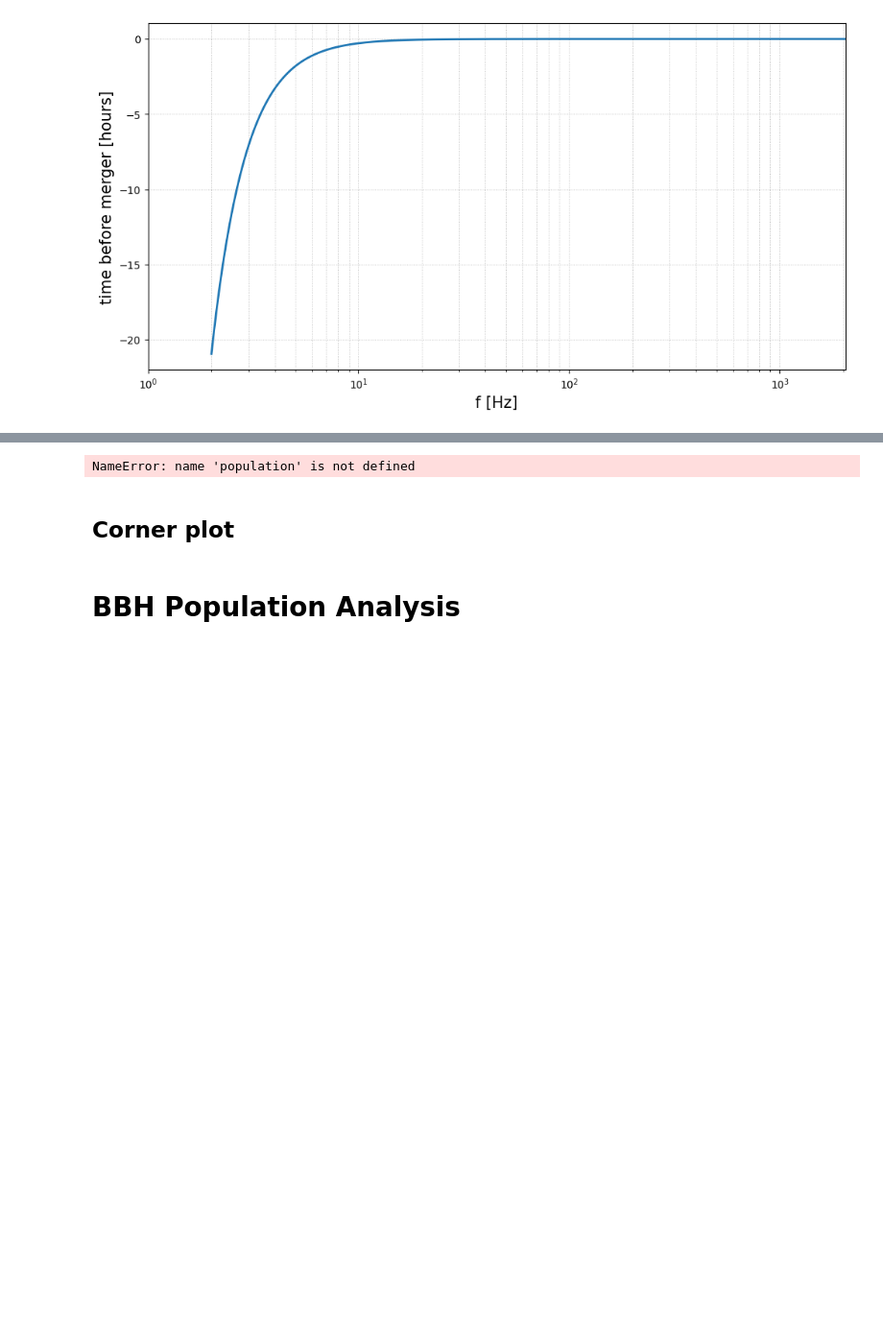
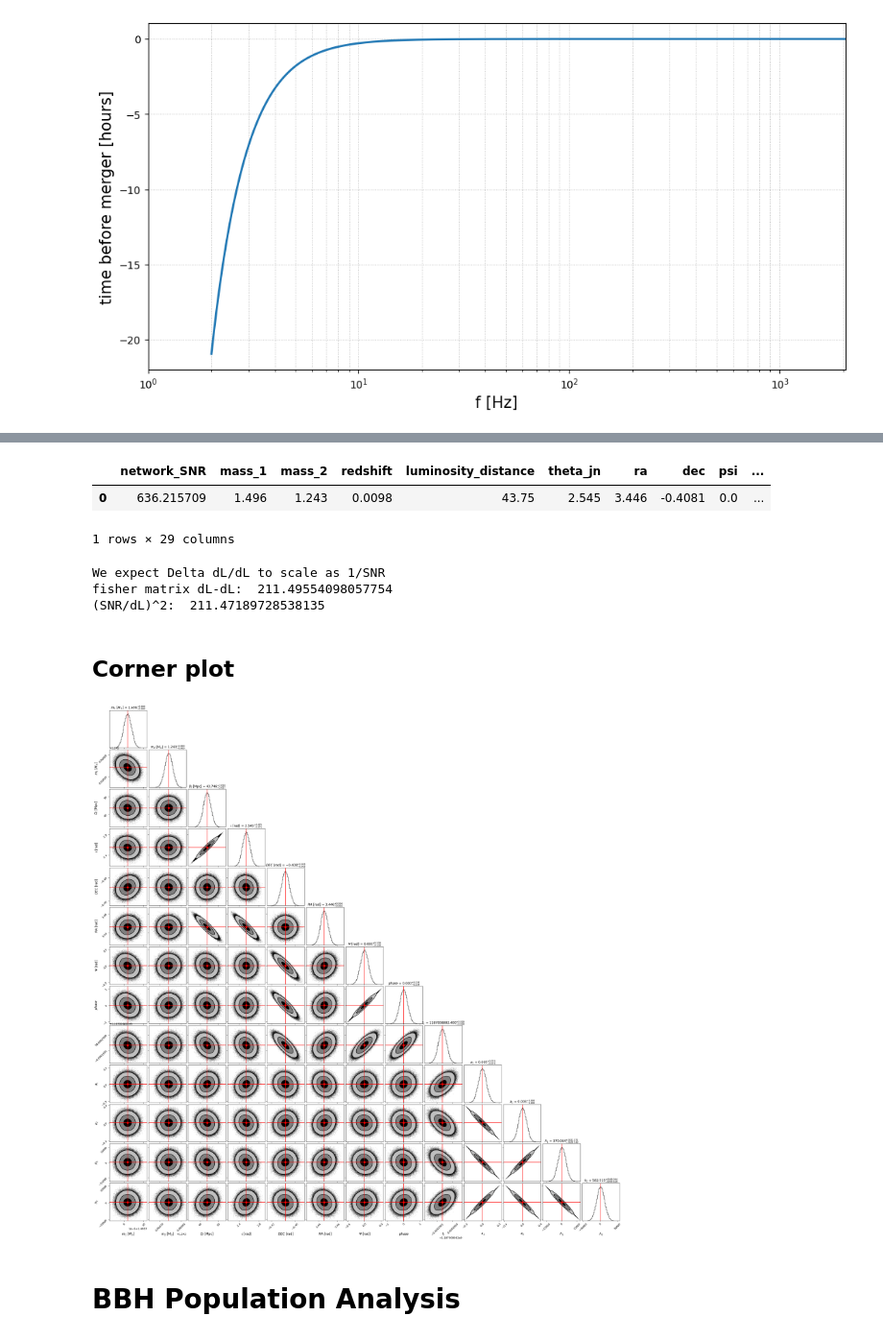
Before and after one commit to u-dupletsa/ET-ad-Assisi-2024-Scienza-e-Tecnologia, a Jupyter notebook: gwfish_tutorial.ipynb, the cells around one changed output, grey strips where cells are left out. Shown at 96% size. Cells and saved outputs as stored; diff of their text form; code cells hidden in the pictures; blank space fills up the shorter version.

```diff
--- a/gwfish_tutorial.ipynb
+++ b/gwfish_tutorial.ipynb
@@ -261,14 +276,15 @@ plt.show()
+# %%
+errors
+# %% [output]
+|  | network_SNR | mass_1 | mass_2 | redshift | luminosity_distance | theta_jn | ra | dec | psi | ... |
+| 0 | 636.215709 | 1.496 | 1.243 | 0.0098 | 43.75 | 2.545 | 3.446 | -0.4081 | 0.0 | ... |
+1 rows × 29 columns
 # %%
-errors = pd.read_csv('Errors_ET_%s_SNR%s.txt'%(population, threshold_SNR[1]), delimiter = ' ')
-
-fishers = np.load('Fishers_ET_%s_SNR%s.npy' %(population, threshold_SNR[1]))
-fisher_matrix = fishers[0, :, :]
+my_fisher = fisher_matrix[0, :, :]
 print('We expect Delta dL/dL to scale as 1/SNR')
-print('fisher matrix dL-dL: ', fisher_matrix[2, 2])
+print('fisher matrix dL-dL: ', my_fisher[2, 2])
 print('(SNR/dL)^2: ', (errors['network_SNR'].iloc[0] / errors['luminosity_distance'].iloc[0])**2)
-print(errors.iloc[0])
-
-inv_fishers = np.load('Inv_Fishers_ET_%s_SNR%s.npy' %(population, threshold_SNR[1]))
-cov_matrix = inv_fishers[0, :, :]
 # %% [output]
-NameError: name 'population' is not defined
+We expect Delta dL/dL to scale as 1/SNR
+fisher matrix dL-dL:  211.49554098057754
+(SNR/dL)^2:  211.47189728538135
@@ -281,33 +294,37 @@ print('Sky localization (in deg2) =', sky_loc_conv * errors['err_sky_location'].
 CORNER_KWARGS = dict(
     bins = 50, # number of bins for histograms
     smooth = 0.99, # smooths out contours.
     plot_datapoints = True, # choose if you want datapoints
     label_kwargs = dict(fontsize = 12), # font size for labels
     show_titles = True, #choose if you want titles on top of densities.
     title_kwargs = dict(fontsize = 12), # font size for title
     plot_density = False,
     title_quantiles = [0.16, 0.5, 0.84],  # add quantiles to plot densities for 1d hist
     levels = (1 - np.exp(-0.5), 1 - np.exp(-2), 1 - np.exp(-9 / 2.)), # 1, 2 and 3 sigma contours for 2d plots
     fill_contours = True, #decide if you want to fill the contours
     max_n_ticks = 2, # set a limit to ticks in the x-y axes.
     title_fmt=".3f"
     )
 corner_lbs = [r'$m_1$ $[M_{\odot}]$', '$m_2$ $[M_{\odot}]$', '$D_l$ [Mpc]',
                 '$\iota$ [rad]', '$DEC$ [rad]', '$RA$ [rad]', '$\Psi$ [rad]',
                  '$phase$', '$t_c$', '$a_1$', '$a_2$', '$\Lambda_1$', '$\Lambda_2$']
 mean_values = [parameters['mass_1'].iloc[0], parameters['mass_2'].iloc[0],
                parameters['luminosity_distance'].iloc[0],
                parameters['theta_jn'].iloc[0], parameters['dec'].iloc[0],
                parameters['ra'].iloc[0], parameters['psi'].iloc[0],
                parameters['phase'].iloc[0], parameters['geocent_time'].iloc[0],
                parameters['a_1'].iloc[0], parameters['a_2'].iloc[0],
                parameters['lambda_1'].iloc[0], parameters['lambda_2'].iloc[0]]
 
+cov_matrix = np.load('gwfish_results/inv_fisher_matrices_ET_BNS_SNR8.npy')[0, :, :]
+
 # Sample from a multi-variate gaussian with the given covariance matrix and injected mean values
 samples = np.random.multivariate_normal(mean_values, cov_matrix, int(1e6))
 fig = corner.corner(samples, labels = corner_lbs, truths = mean_values, truth_color = 'red',
                     **CORNER_KWARGS)
 plt.show()
+# %% [output]
+[figure, added]
 # %% [markdown]
 # BBH Population Analysis
 # %% [markdown]
```
Also changed, not shown: parts of 25 cells of this notebook.
